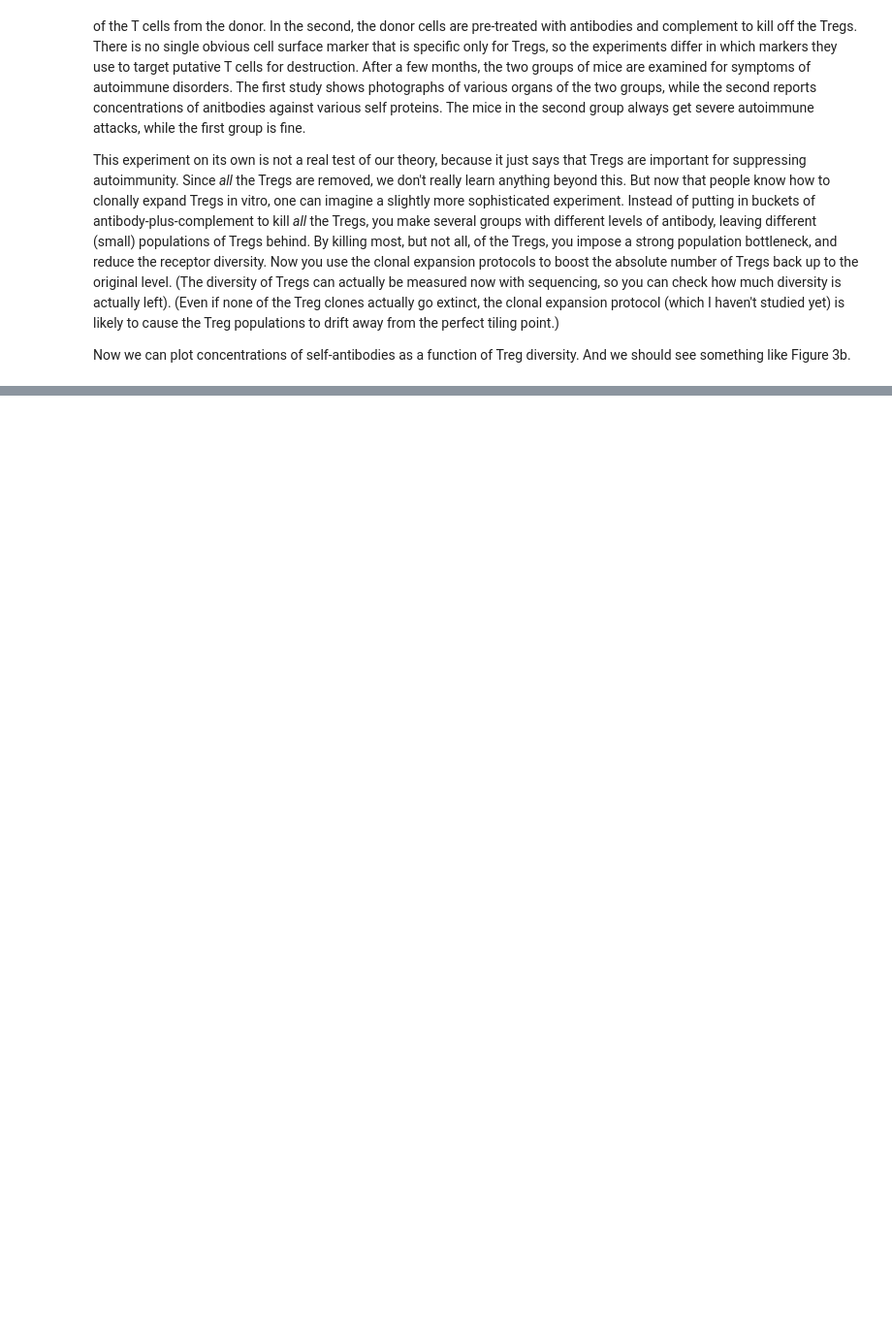
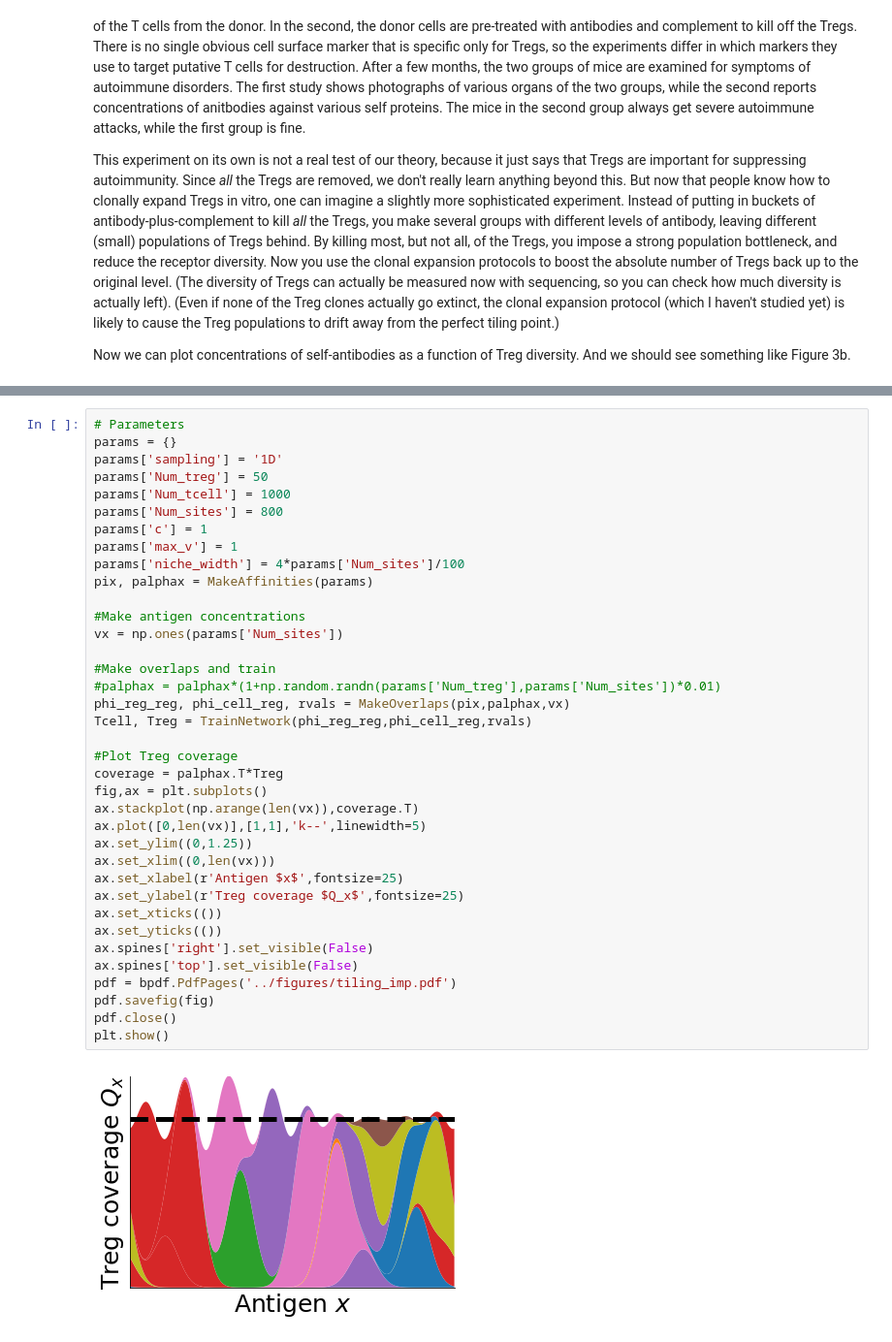
Before and after one commit to Ninjaneer32/immune-svm, a Jupyter notebook: scripts/ImmuneOptimization.ipynb, the cells around one changed output, grey strips where cells are left out. Shown at 97% size. Drawn from its saved outputs; the diff is of its cells as text; blank space fills up the shorter version.

```diff
--- a/scripts/ImmuneOptimization.ipynb
+++ b/scripts/ImmuneOptimization.ipynb
@@ -530,0 +370,39 @@ Now we can plot concentrations of self-antibodies as a function of Treg diversit
+# %%
+# Parameters
+params = {}
+params['sampling'] = '1D'
+params['Num_treg'] = 50
+params['Num_tcell'] = 1000
+params['Num_sites'] = 800
+params['c'] = 1
+params['max_v'] = 1
+params['niche_width'] = 4*params['Num_sites']/100
+pix, palphax = MakeAffinities(params)
+
+#Make antigen concentrations
+vx = np.ones(params['Num_sites'])
+
+#Make overlaps and train
+#palphax = palphax*(1+np.random.randn(params['Num_treg'],params['Num_sites'])*0.01)
+phi_reg_reg, phi_cell_reg, rvals = MakeOverlaps(pix,palphax,vx)
+Tcell, Treg = TrainNetwork(phi_reg_reg,phi_cell_reg,rvals)
+
+#Plot Treg coverage
+coverage = palphax.T*Treg
+fig,ax = plt.subplots()
+ax.stackplot(np.arange(len(vx)),coverage.T)
+ax.plot([0,len(vx)],[1,1],'k--',linewidth=5)
+ax.set_ylim((0,1.25))
+ax.set_xlim((0,len(vx)))
+ax.set_xlabel(r'Antigen $x$',fontsize=25)
+ax.set_ylabel(r'Treg coverage $Q_x$',fontsize=25)
+ax.set_xticks(())
+ax.set_yticks(())
+ax.spines['right'].set_visible(False)
+ax.spines['top'].set_visible(False)
+pdf = bpdf.PdfPages('../figures/tiling_imp.pdf')
+pdf.savefig(fig)
+pdf.close()
+plt.show()
+# %% [output]
+[figure, added]
```
Also changed, not shown: parts of 7 cells of this notebook, 9 other files.
